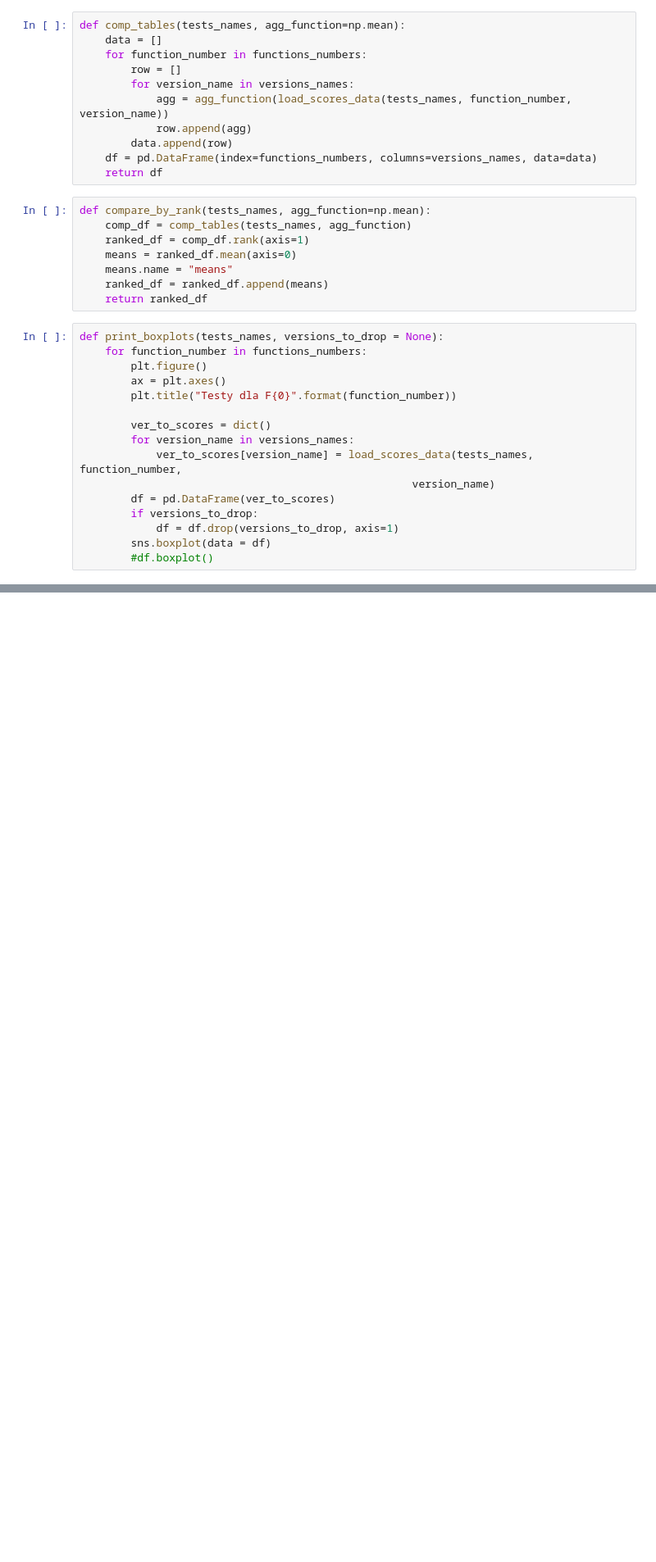
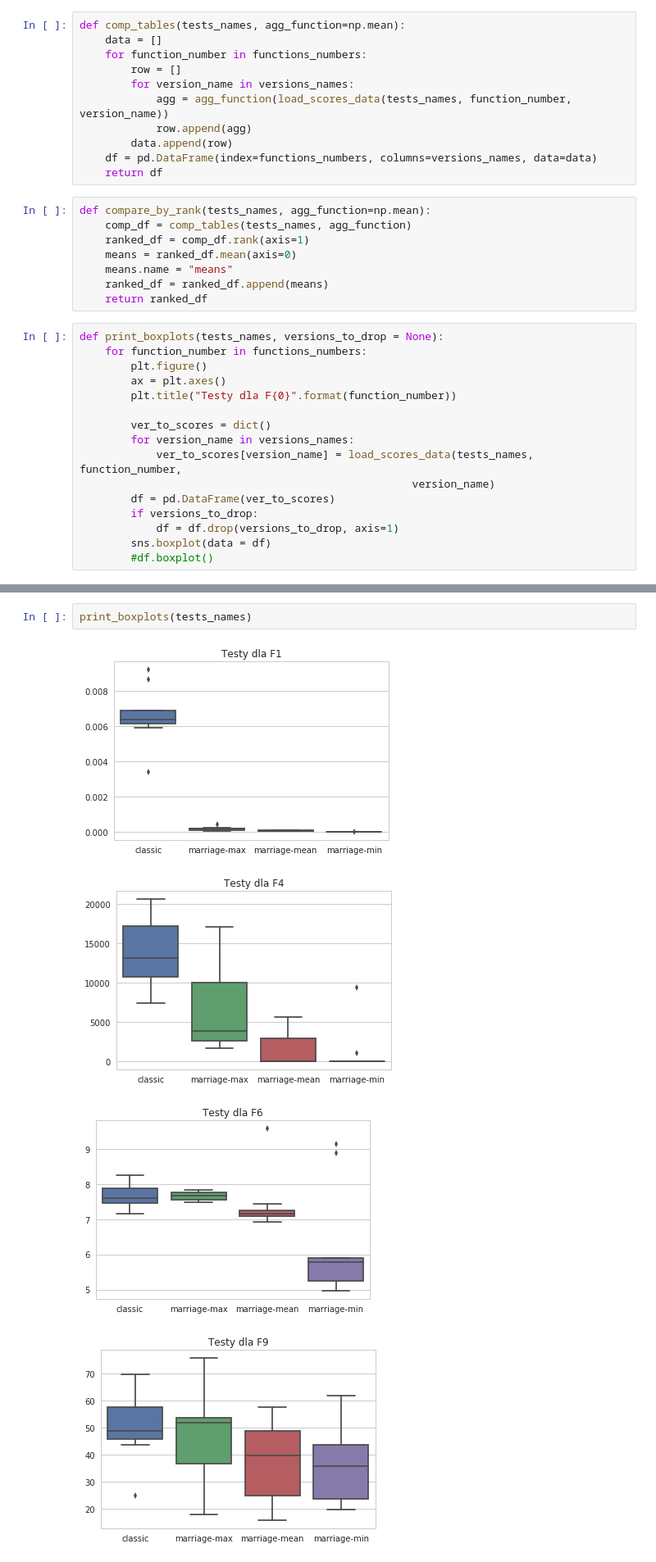
Before and after one commit to maciej3031/evolutionary_algorithm, a Jupyter notebook: Tests_analysis.ipynb, the cells around one changed output, grey strips where cells are left out. Shown at 82% size. Saved outputs shown, nothing was run; the diff lists cells and outputs as text; blank space fills up the shorter version.

```diff
--- a/Tests_analysis.ipynb
+++ b/Tests_analysis.ipynb
@@ -302,0 +529,7 @@ print_boxplots(["Test0"], versions_to_drop=["classic"])
+# %%
+print_boxplots(tests_names)
+# %% [output]
+[figure, added]
+[figure, added]
+[figure, added]
+[figure, added]
```
Also changed, not shown: parts of 45 cells of this notebook, 1 other file.
